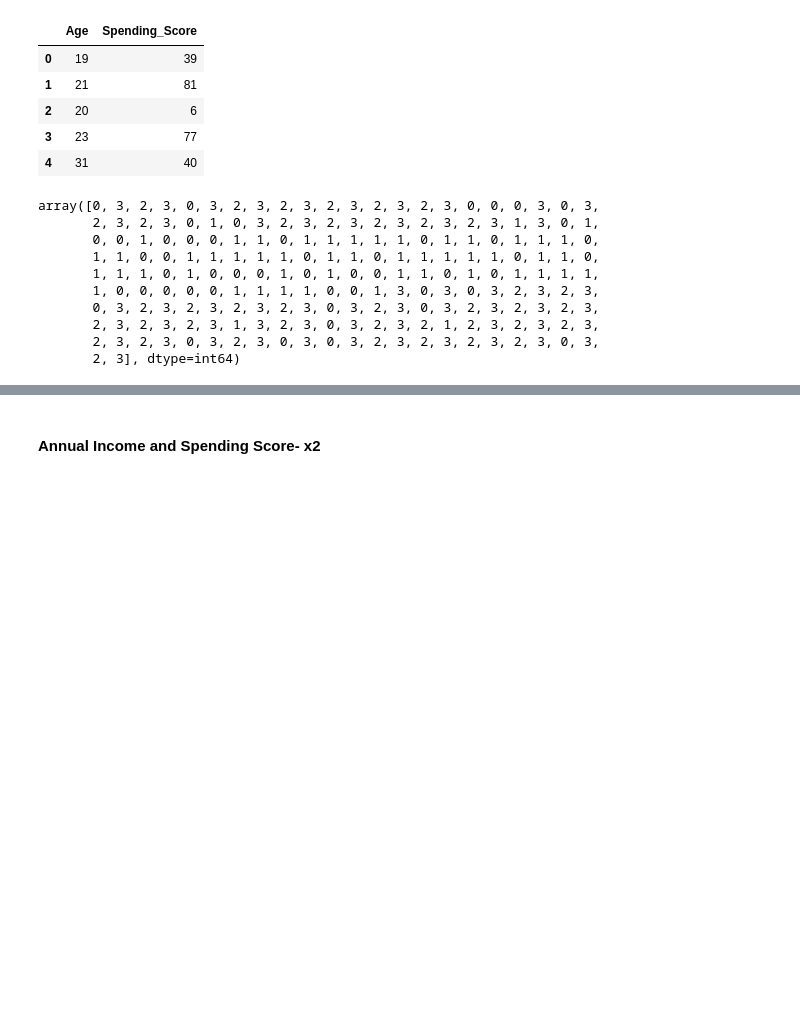
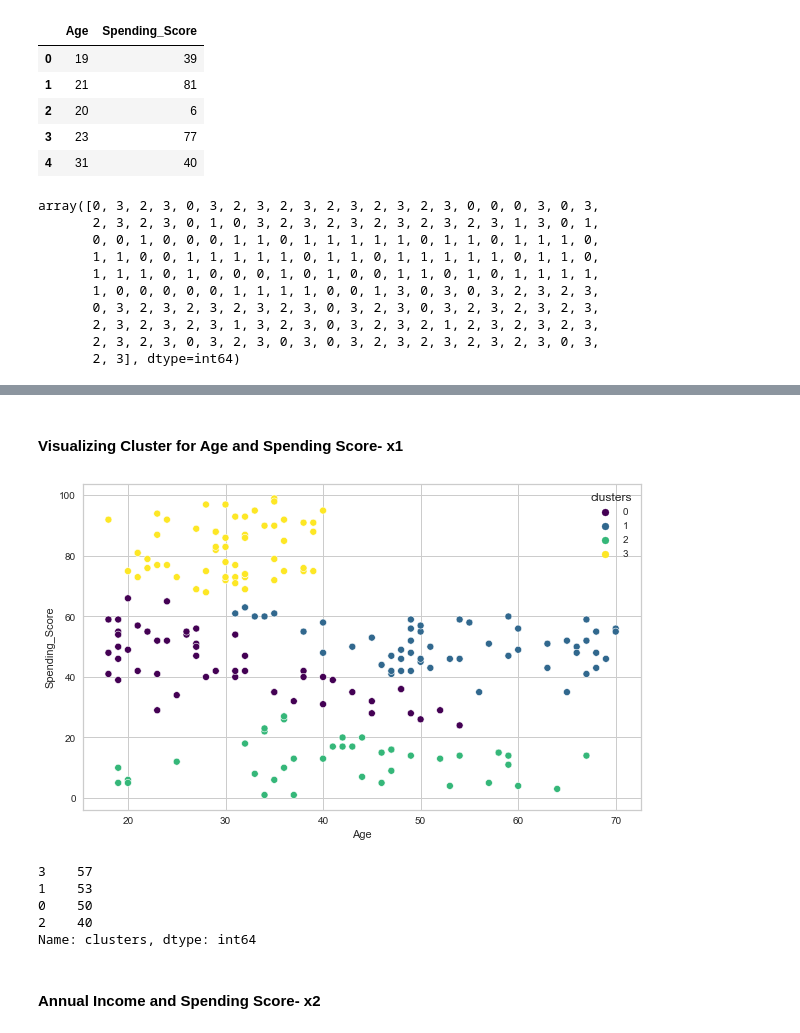
Before and after one commit to habip-bingol/Projects, a Jupyter notebook: ML_Projects/Customer_Segmentation/Cluestering_Analysis_Customers_Segmentation_Project.ipynb, the cells around one changed output, grey strips where cells are left out. Saved outputs shown, nothing was run; the diff lists cells and outputs as text; code cells hidden in the pictures; blank space fills up the shorter version.

```diff
--- a/ML_Projects/Customer_Segmentation/Cluestering_Analysis_Customers_Segmentation_Project.ipynb
+++ b/ML_Projects/Customer_Segmentation/Cluestering_Analysis_Customers_Segmentation_Project.ipynb
@@ -687,5 +687,20 @@ For n_clusters=9, the silhouette score is 0.41671999499926166
 # %%
 X1_clusters = model.labels_
+X1["clusters"] = X1_clusters
+# %% [markdown]
+#### Visualizing Cluster for Age and Spending Score- x1
+# %%
+sns.scatterplot(x=X1["Age"], y=X1["Spending_Score"], hue=X1.clusters, palette="viridis");
+# %% [output]
+[figure, added]
+# %%
+X1.clusters.value_counts()
+# %% [output]
+3    57
+1    53
+0    50
+2    40
+Name: clusters, dtype: int64
 # %% [markdown]
 #### Annual Income and Spending Score- x2
 # %%
```
Also changed, not shown: parts of 27 cells of this notebook.
